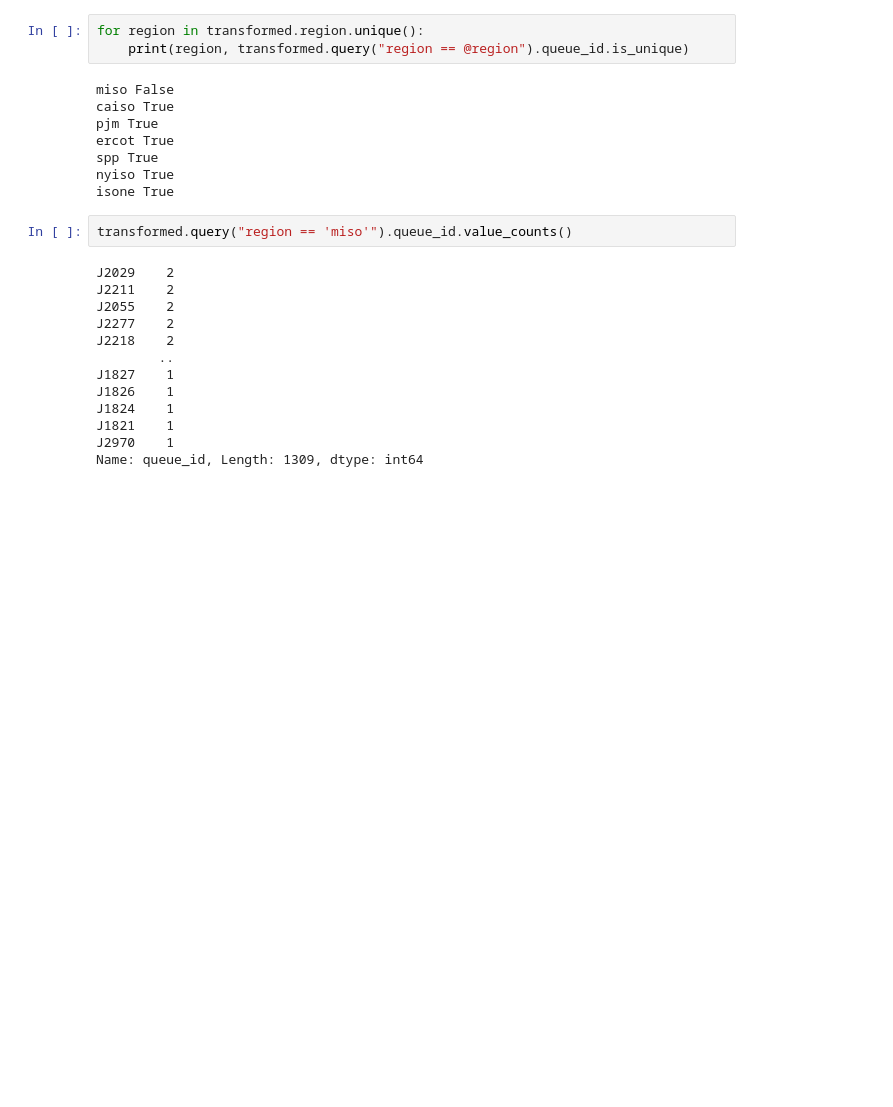
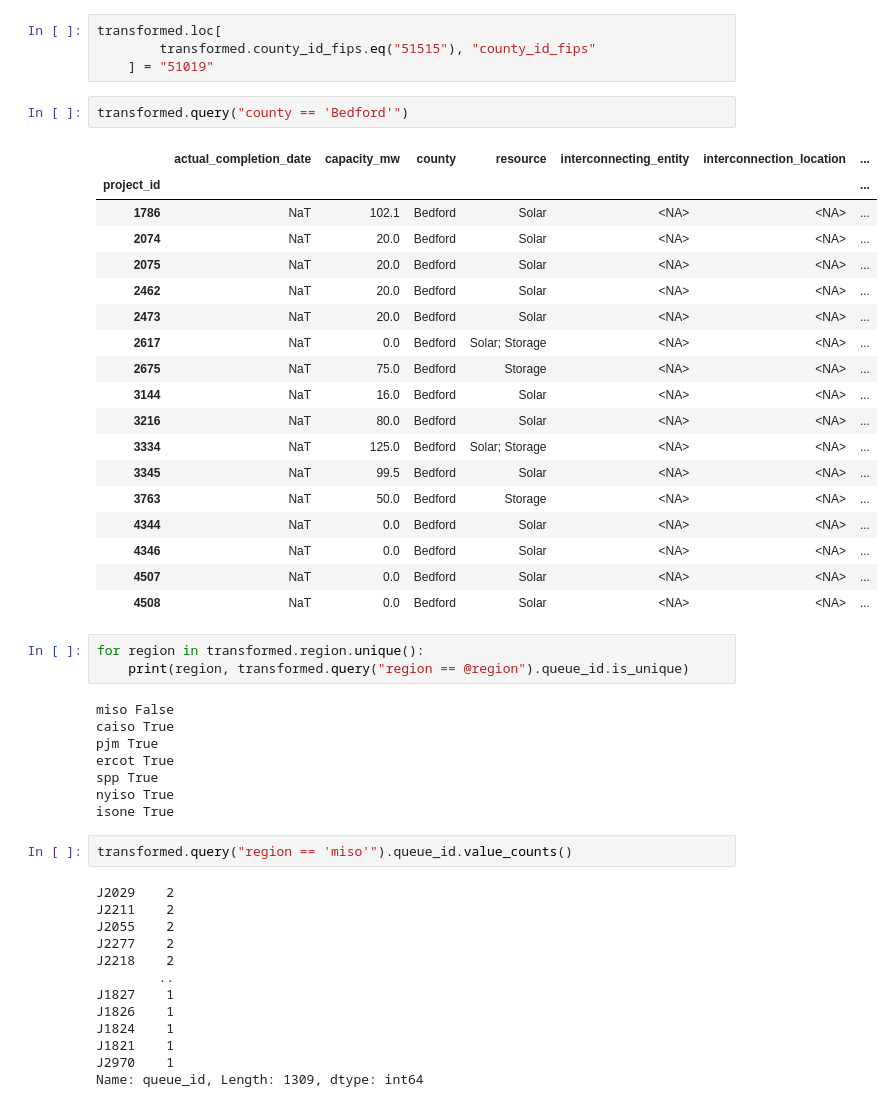
Before and after one commit to deployment-gap-model-education-fund/deployment-gap-model, a Jupyter notebook: notebooks/41-bdn-gridstatus-integration.ipynb, the cells around one changed output. Saved outputs shown, nothing was run; the diff lists cells and outputs as text; blank space fills up the shorter version.

```diff
--- a/notebooks/41-bdn-gridstatus-integration.ipynb
+++ b/notebooks/41-bdn-gridstatus-integration.ipynb
@@ -34,3 +144,28 @@ Name: status, dtype: Int64
+# %%
+transformed.loc[
+        transformed.county_id_fips.eq("51515"), "county_id_fips"
+    ] = "51019"
+# %%
+transformed.query("county == 'Bedford'")
+# %% [output]
+|  | actual_completion_date | capacity_mw | county | resource | interconnecting_entity | interconnection_location | ... |
+| project_id |  |  |  |  |  |  | ... |
+| 1786 | NaT | 102.1 | Bedford | Solar | <NA> | <NA> | ... |
+| 2074 | NaT | 20.0 | Bedford | Solar | <NA> | <NA> | ... |
+| 2075 | NaT | 20.0 | Bedford | Solar | <NA> | <NA> | ... |
+| 2462 | NaT | 20.0 | Bedford | Solar | <NA> | <NA> | ... |
+| 2473 | NaT | 20.0 | Bedford | Solar | <NA> | <NA> | ... |
+| 2617 | NaT | 0.0 | Bedford | Solar; Storage | <NA> | <NA> | ... |
+| 2675 | NaT | 75.0 | Bedford | Storage | <NA> | <NA> | ... |
+| 3144 | NaT | 16.0 | Bedford | Solar | <NA> | <NA> | ... |
+| 3216 | NaT | 80.0 | Bedford | Solar | <NA> | <NA> | ... |
+| 3334 | NaT | 125.0 | Bedford | Solar; Storage | <NA> | <NA> | ... |
+| 3345 | NaT | 99.5 | Bedford | Solar | <NA> | <NA> | ... |
+| 3763 | NaT | 50.0 | Bedford | Storage | <NA> | <NA> | ... |
+| 4344 | NaT | 0.0 | Bedford | Solar | <NA> | <NA> | ... |
+| 4346 | NaT | 0.0 | Bedford | Solar | <NA> | <NA> | ... |
+| 4507 | NaT | 0.0 | Bedford | Solar | <NA> | <NA> | ... |
+| 4508 | NaT | 0.0 | Bedford | Solar | <NA> | <NA> | ... |
 # %%
 for region in transformed.region.unique():
     print(region, transformed.query("region == @region").queue_id.is_unique)
```
Also changed, not shown: parts of 88 cells of this notebook, 2 other files.
